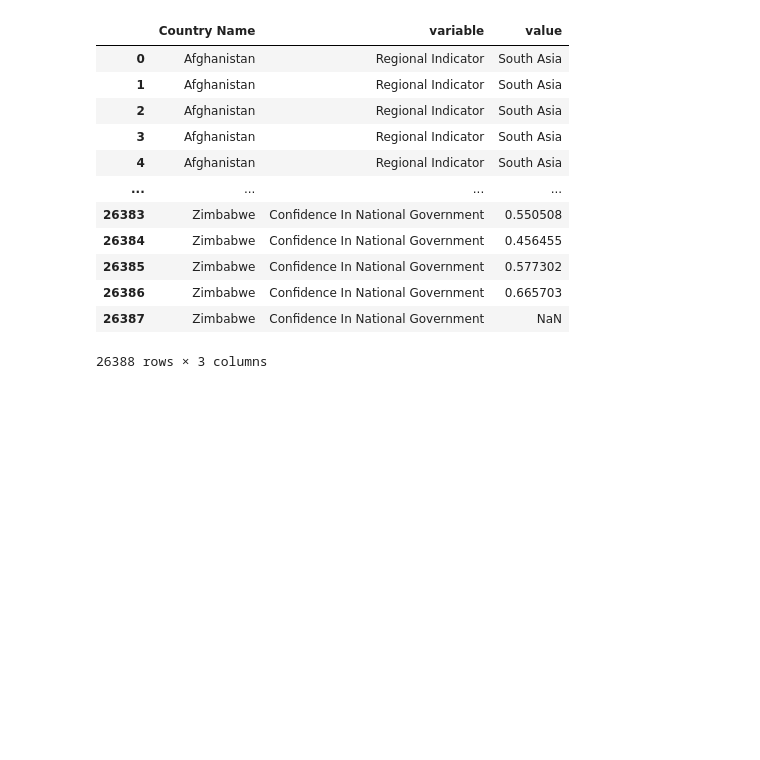
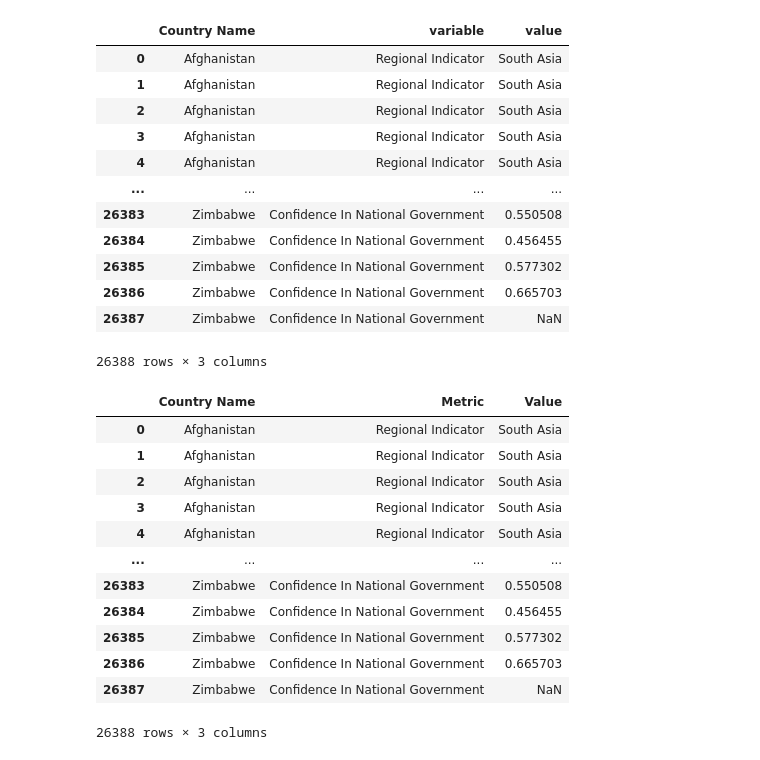
Before and after one commit to jenstem/data-analysis, a Jupyter notebook: Data Analysis/demo.ipynb, the cells around one changed output. Cells and saved outputs as stored; diff of their text form; code cells hidden in the pictures; blank space fills up the shorter version.

Commit message:
Test melt method w var_name + value_name changes

```diff
--- a/Data Analysis/demo.ipynb
+++ b/Data Analysis/demo.ipynb
@@ -4662,3 +4662,19 @@ data.melt(id_vars = "Country Name")
 | 26386 | Zimbabwe | Confidence In National Government | 0.665703 |
 | 26387 | Zimbabwe | Confidence In National Government | NaN |
 26388 rows × 3 columns
+# %%
+data.melt(id_vars = "Country Name", var_name = "Metric", value_name = "Value")
+# %% [output]
+|  | Country Name | Metric | Value |
+| 0 | Afghanistan | Regional Indicator | South Asia |
+| 1 | Afghanistan | Regional Indicator | South Asia |
+| 2 | Afghanistan | Regional Indicator | South Asia |
+| 3 | Afghanistan | Regional Indicator | South Asia |
+| 4 | Afghanistan | Regional Indicator | South Asia |
+| ... | ... | ... | ... |
+| 26383 | Zimbabwe | Confidence In National Government | 0.550508 |
+| 26384 | Zimbabwe | Confidence In National Government | 0.456455 |
+| 26385 | Zimbabwe | Confidence In National Government | 0.577302 |
+| 26386 | Zimbabwe | Confidence In National Government | 0.665703 |
+| 26387 | Zimbabwe | Confidence In National Government | NaN |
+26388 rows × 3 columns
```
